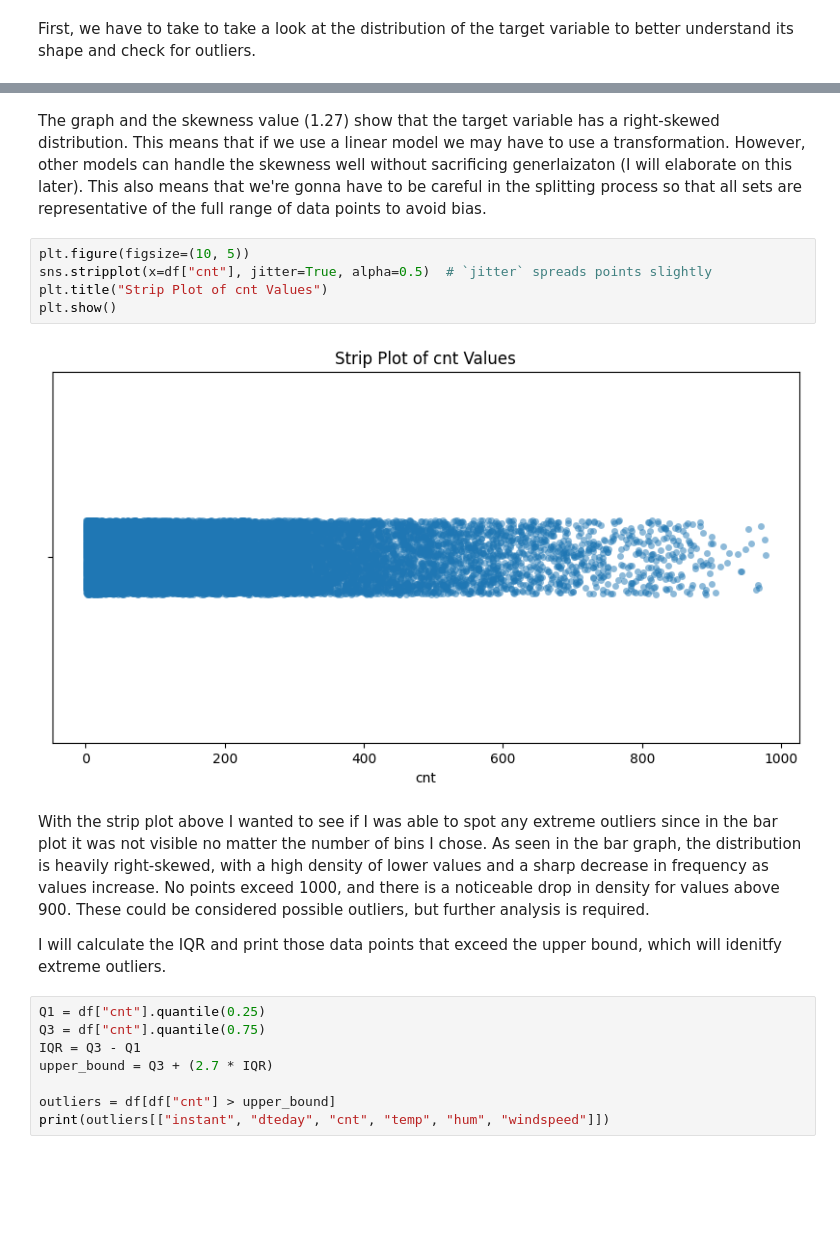
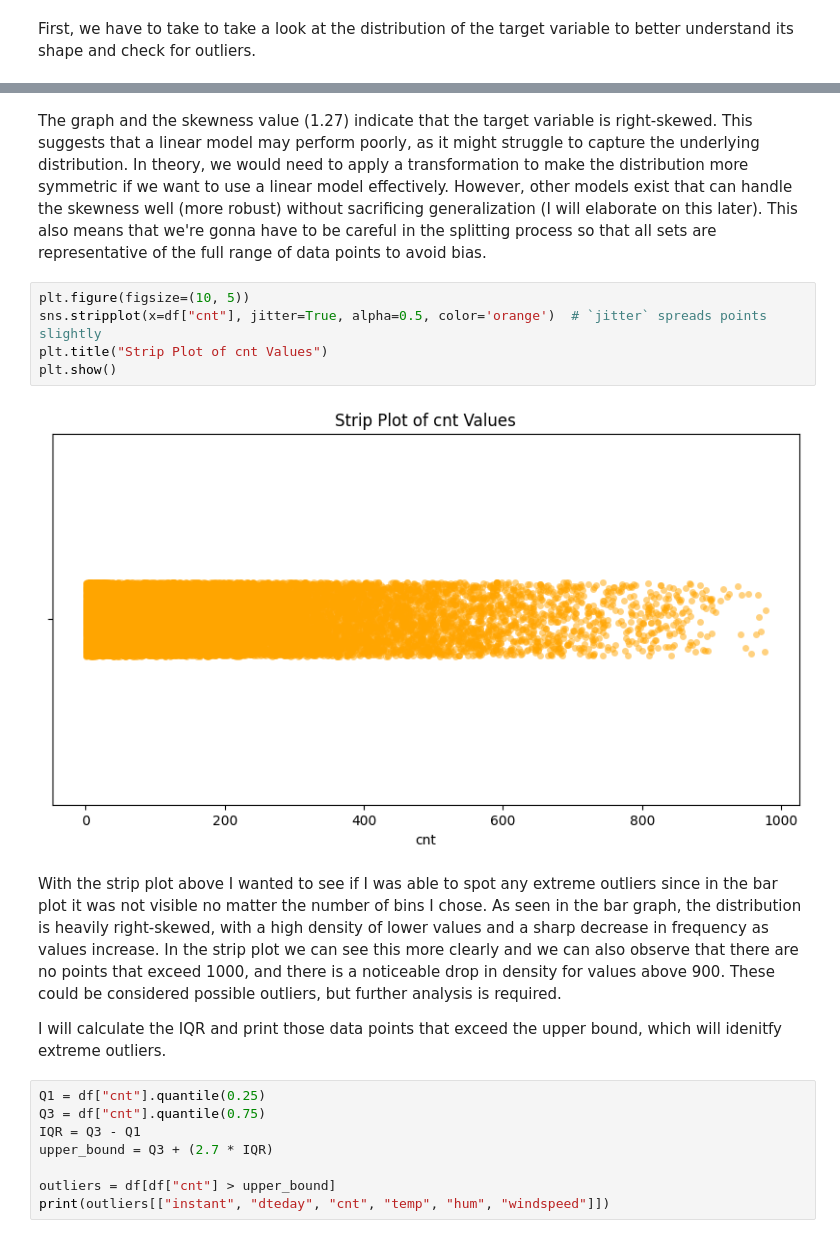
Before and after one commit to cayetana-h/ML-fundamentals-2025, a Jupyter notebook: second_assignment/assignment_2_cayetana_hinostroza.ipynb, the cells around one changed output, grey strips where cells are left out. Cells and saved outputs as stored; diff of their text form; blank space fills up the shorter version.

```diff
--- a/second_assignment/assignment_2_cayetana_hinostroza.ipynb
+++ b/second_assignment/assignment_2_cayetana_hinostroza.ipynb
@@ -82,15 +91,15 @@ print("Skewness:", df['cnt'].skew())
 Skewness: 1.2774116037490577
 # %% [markdown]
-The graph and the skewness value (1.27) show that the target variable has a right-skewed distribution. This means that if we use a linear model we may have to use a transformation. However, other models can handle the skewness well without sacrificing generlaizaton (I will elaborate on this later). This also means that we're gonna have to be careful in the splitting process so that all sets are representative of the full range of data points to avoid bias.
+The graph and the skewness value (1.27) indicate that the target variable is right-skewed. This suggests that a linear model may perform poorly, as it might struggle to capture the underlying distribution. In theory, we would need to apply a transformation to make the distribution more symmetric if we want to use a linear model effectively. However, other models exist that can handle the skewness well (more robust) without sacrificing generalization (I will elaborate on this later). This also means that we're gonna have to be careful in the splitting process so that all sets are representative of the full range of data points to avoid bias.
 # %%
 plt.figure(figsize=(10, 5))
-sns.stripplot(x=df["cnt"], jitter=True, alpha=0.5)  # `jitter` spreads points slightly
+sns.stripplot(x=df["cnt"], jitter=True, alpha=0.5, color='orange')  # `jitter` spreads points slightly
 plt.title("Strip Plot of cnt Values")
 plt.show()
 # %% [output]
-[figure, old version]
+[figure, new version]
 # %% [markdown]
-With the strip plot above I wanted to see if I was able to spot any extreme outliers since in the bar plot it was not visible no matter the number of bins I chose. As seen in the bar graph, the distribution is heavily right-skewed, with a high density of lower values and a sharp decrease in frequency as values increase. No points exceed 1000, and there is a noticeable drop in density for values above 900. These could be considered possible outliers, but further analysis is required.
+With the strip plot above I wanted to see if I was able to spot any extreme outliers since in the bar plot it was not visible no matter the number of bins I chose. As seen in the bar graph, the distribution is heavily right-skewed, with a high density of lower values and a sharp decrease in frequency as values increase. In the strip plot we can see this more clearly and we can also observe that there are no points that exceed 1000, and there is a noticeable drop in density for values above 900. These could be considered possible outliers, but further analysis is required.
 
 I will calculate the IQR and print those data points that exceed the upper bound, which will idenitfy extreme outliers.
 # %%
```
Also changed, not shown: parts of 109 cells of this notebook.
